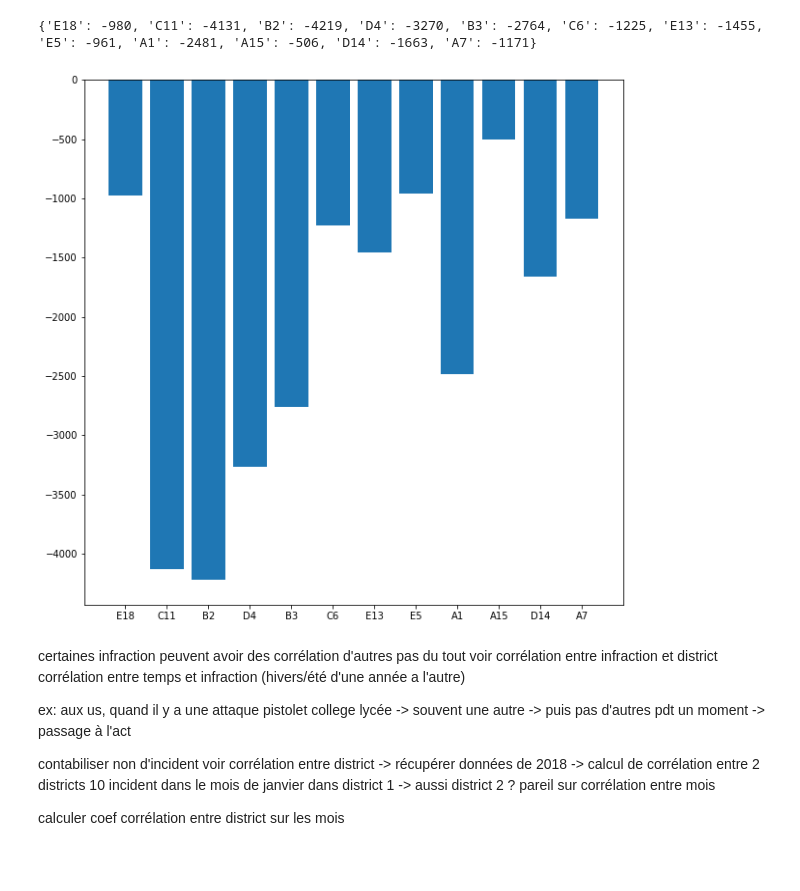
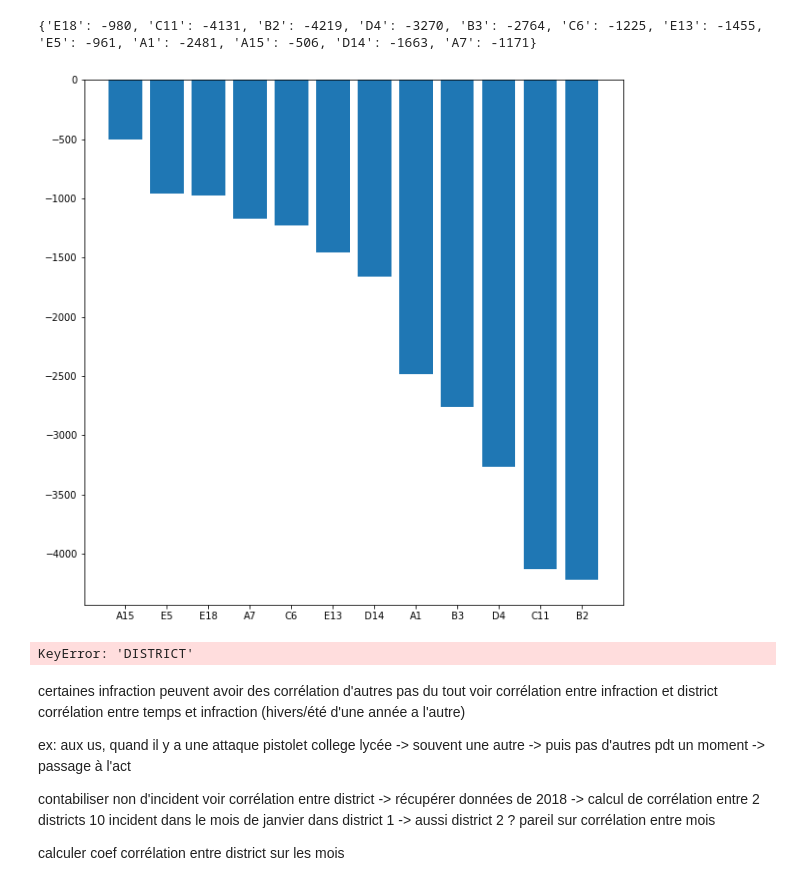
Before and after one commit to koeberlc/data731-projet, a Jupyter notebook: data731-analyse.ipynb, the cells around one changed output. Drawn from its saved outputs; the diff is of its cells as text; code cells hidden in the pictures.

```diff
--- a/data731-analyse.ipynb
+++ b/data731-analyse.ipynb
@@ -55,6 +55,22 @@ years_nb = [2015,2016,2017,2018]
 crime_year = {}
 for y in years_nb:
     crime_year[str(y)] = nb_crime[years_nb.index(y)]
+# %%
+total_years = []
+for y in range(4):
+    total_years.append([])
+    for m in range(12):
+        total_years[y].append([])
+
+for c in data:
+    if(c["YEAR"] == "2015"):
+        total_years[0][int(c["MONTH"])-1].append(c)
+    elif(c["YEAR"] == "2016"):
+        total_years[1][int(c["MONTH"])-1].append(c)
+    elif(c["YEAR"] == "2017"):
+        total_years[2][int(c["MONTH"])-1].append(c)
+    elif(c["YEAR"] == "2018"):
+        total_years[3][int(c["MONTH"])-1].append(c)
 # %%
 fig = plt.figure()
 fig.patch.set_facecolor('xkcd:white')
@@ -195,15 +245,45 @@ print(diff_crime_district)
 # %%
 fig = plt.figure(figsize = (10,10))
 fig.patch.set_facecolor('xkcd:white')
 
-diff_crime_district = {k: v for k, v in sorted(crime_type.items(), key=lambda item: item[1], reverse = True)}
+diff_crime_district = {k: v for k, v in sorted(diff_crime_district.items(), key=lambda item: item[1], reverse = True)}
 
 plt.bar(diff_crime_district.keys(), diff_crime_district.values(), )
 #ax = plt.title(years_nb[crime_district_annee.index(cda)])
 
 plt.show()
 # %% [output]
-[figure, old version]
+[figure, new version]
+# %%
+# Correlation des infractions sur les mois de l'année entre deux districts
+
+crime_district_month = []
+
+for ys in total_years:
+    for ms in ys:
+        crime_district, districts = get_crime_district(ms)
+        crime_district_month.append(districts)
+
+#Données district B2
+crime_b2_month = {}
+for cdm in crime_district_month:
+    if(cdm["DISTRICT"] == "B2"):
+        if(not cdm["MONTH"] in crime_b2_month):
+            crime_b2_month[cdm["MONTH"]] = []
+        crime_b2_month[cdm["MONTH"]].append(cdm)
+
+
+
+#Données district C11
+crime_c11_month = {}
+for cdm in crime_district_month:
+    if(cdm["DISTRICT"] == "C11"):
+        if(not cdm["MONTH"] in crime_c11_month):
+            crime_c11_month[cdm["MONTH"]] = []
+        crime_c11_month[cdm["MONTH"]].append(cdm)
+print(crime_c11_month)
+# %% [output]
+KeyError: 'DISTRICT'
 # %% [markdown]
 certaines infraction peuvent avoir des corrélation d'autres pas du tout
 voir corrélation entre infraction et district
```
Also changed, not shown: parts of 7 cells of this notebook.
